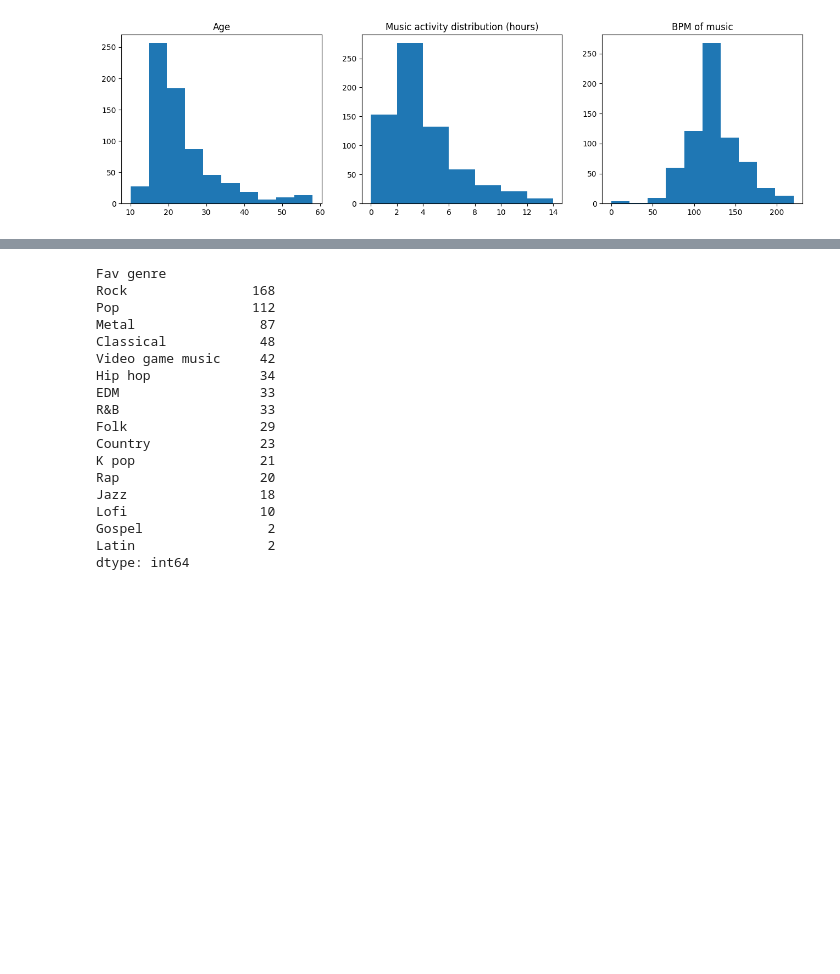
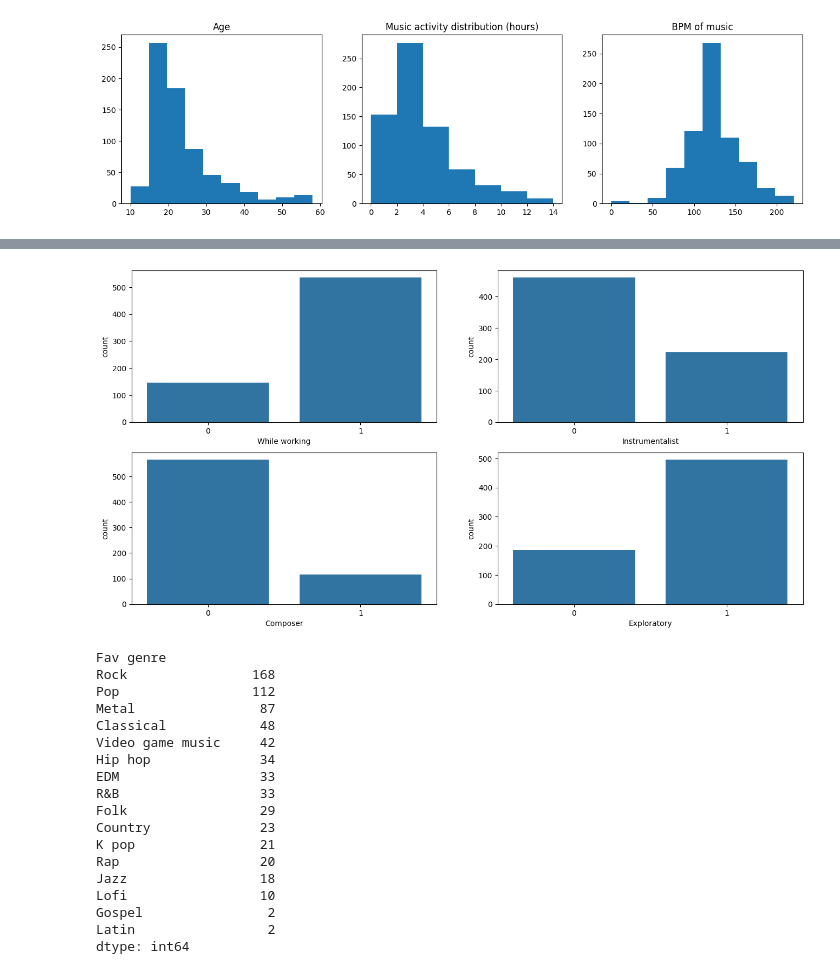
Before and after one commit to mlcuadra1/Mental-Health-x-Music-EDA, a Jupyter notebook: notebooks/Script 2 - EDA.ipynb, the cells around one changed output, grey strips where cells are left out. Drawn from its saved outputs; the diff is of its cells as text; code cells hidden in the pictures; blank space fills up the shorter version.

```diff
--- a/notebooks/Script 2 - EDA.ipynb
+++ b/notebooks/Script 2 - EDA.ipynb
@@ -40,3 +93,4 @@ data.shape
 # Predefine figsize
 figsize1_1 = (6, 3)
 figsize1_2 = (16, 4)
+figsize2_2 = (16, 8)
@@ -57 +128,12 @@ Text(0.5, 1.0, 'BPM of music')
+# %%
+fig, ((ax0, ax1), (ax2, ax3)) = plt.subplots(2, 2, figsize=figsize2_2)
+
+sns.countplot(x='While working', data=df, ax=ax0)
+sns.countplot(x='Instrumentalist', data=df, ax=ax1)
+sns.countplot(x='Composer', data=df, ax=ax2)
+sns.countplot(x='Exploratory', data=df, ax=ax3)
+
+plt.subplots_adjust(hspace=.2)
+# %% [output]
+[figure, added]
 # %%
```
Also changed, not shown: parts of 22 cells of this notebook, 1 other file.
